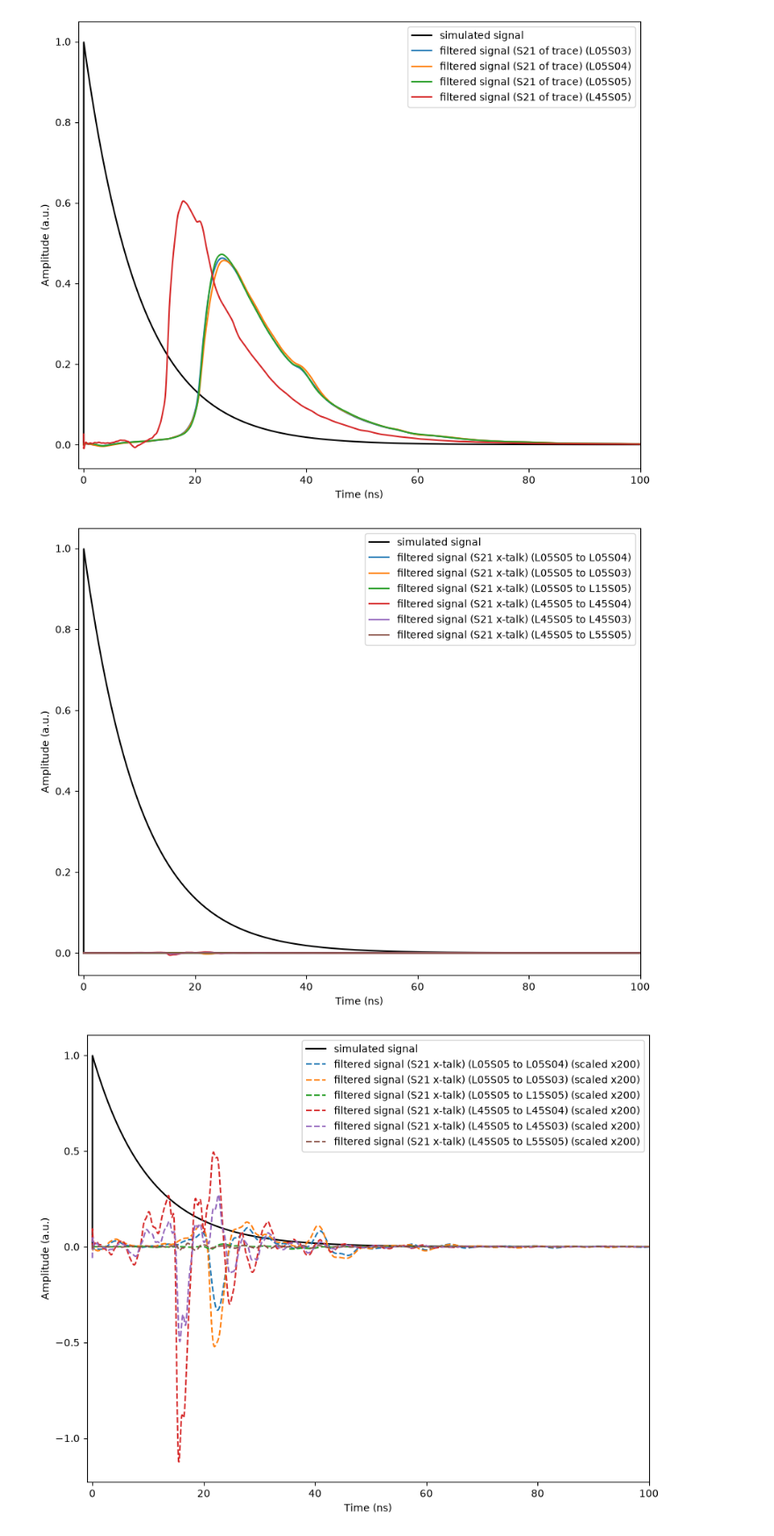
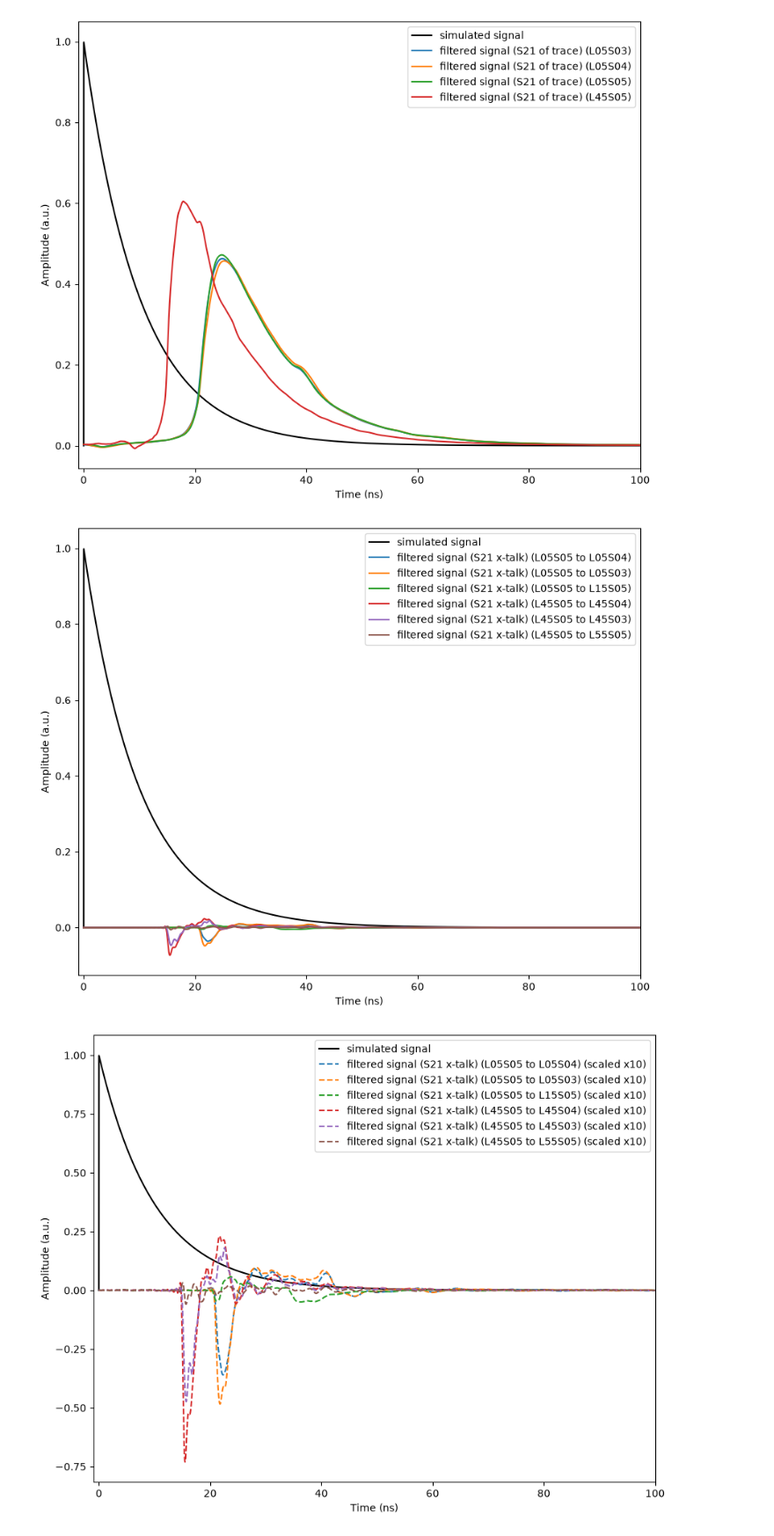
Before and after one commit to ohartbri/longboard_vna, a Jupyter notebook: longboard_vna_highstat2.ipynb, the cells around one changed output. Shown at 88% size. Saved outputs shown, nothing was run; the diff lists cells and outputs as text; code cells hidden in the pictures.

```diff
--- a/longboard_vna_highstat2.ipynb
+++ b/longboard_vna_highstat2.ipynb
@@ -225,41 +227,27 @@ ax2.set_title('Phase Spectrum')
 Text(0.5, 1.0, 'Phase Spectrum')
 [figure]
 # %%
+def transfer_function(dft, f, mag_col, phase_col):
+    """Complex transfer function H(f) on the FFT grid f, from VNA dB/radian columns."""
+    freq = dft['freq'].to_numpy()
+    mag_lin = 10**(dft[mag_col].to_numpy() / 20)              # dB -> linear amplitude
+    phase = dft[phase_col].to_numpy()                         # already radians and unwrapped (data-loading cell)
+
+    # hold the first point below the VNA band; roll off to zero above it
+    mag_i = np.interp(f, freq, mag_lin, left=mag_lin[0], right=0)
+    phase_i = np.interp(f, freq, phase, left=phase[0], right=phase[-1])
+    return mag_i * np.exp(1j * phase_i)
+
+
 x_f = {}
 
 for key in dfs:
-    dft = dfs[key]
-
-    filter_freq = dft['freq']
-    filter_mag = dft['s21_m']
-    filter_phase = dft['s21_p']
-
-    filter_interp_mag = np.interp(f, filter_freq, filter_mag)
-    filter_interp_phase = np.interp(f, filter_freq, filter_phase)
-
-    filter_c = 10**(filter_interp_mag/10) * np.exp(1j * filter_interp_phase)
-
-    X_f = X * filter_c
-
-    x_f[key] = irfft(X_f)*N
+    x_f[key] = irfft(X * transfer_function(dfs[key], f, 's21_m', 's21_p')) * N
 # %%
 x_f11 = {}
 
 for key in dfs:
-    dft = dfs[key]
-
-    filter_freq = dft['freq']
-    filter_mag = dft['s11_m']
-    filter_phase = dft['s11_p']
-
-    filter_interp_mag = np.interp(f, filter_freq, filter_mag)
-    filter_interp_phase = np.interp(f, filter_freq, filter_phase)
-
-    filter_c = 10**(filter_interp_mag/10) * np.exp(1j * filter_interp_phase)
-
-    X_f = X * filter_c
-
-    x_f11[key] = irfft(X_f)*N
+    x_f11[key] = irfft(X * transfer_function(dfs[key], f, 's11_m', 's11_p')) * N
 # %%
 #plt.figure(figsize=(10, 7.5))
 
@@ -297,36 +285,36 @@ for i, key in enumerate(keys_xtalk):
 plt.xlim(-1, 100)
 
 plt.xlabel('Time (ns)')
 plt.ylabel('Amplitude (a.u.)')
 
 plt.legend(ncol=1)
 # plt.yscale('log')
 #plt.ylim(-1E-2, 1E-2)
 
 plt.savefig('S21_xtalk_waveforms.pdf')
 plt.show()
 
 plt.plot(t/1E-9, x, label='simulated signal', color='black')
 
 for i, key in enumerate(keys_xtalk):
     #plt.plot(t/1E-9, x_f[key], label=f'filtered signal (S21 x-talk) ({key[:6]} to {key[7:13]})', color=f'C{i}')
     # scaled version for visibility
     # if key in keys_xtalk:
-    plt.plot(t/1E-9, x_f[key]*200   ,  '--', label=f'filtered signal (S21 x-talk) ({key[:6]} to {key[7:13]}) (scaled x200)', color=f'C{i}')
+    plt.plot(t/1E-9, x_f[key]*10   ,  '--', label=f'filtered signal (S21 x-talk) ({key[:6]} to {key[7:13]}) (scaled x10)', color=f'C{i}')
 
 plt.xlim(-1, 100)
 
 plt.xlabel('Time (ns)')
 plt.ylabel('Amplitude (a.u.)')
 
 plt.legend(ncol=1)
 # plt.yscale('log')
 #plt.ylim(-1E-2, 1E-2)
 
 plt.savefig('S21_xtalk_waveforms_scaled.pdf')
 # %% [output]
-[figure, old version]
+[figure, new version]
-[figure, old version]
+[figure, new version]
 # %%
 #plt.figure(figsize=(15, 7.5))
 
```
Also changed, not shown: parts of 2 cells of this notebook, 1 other file.
